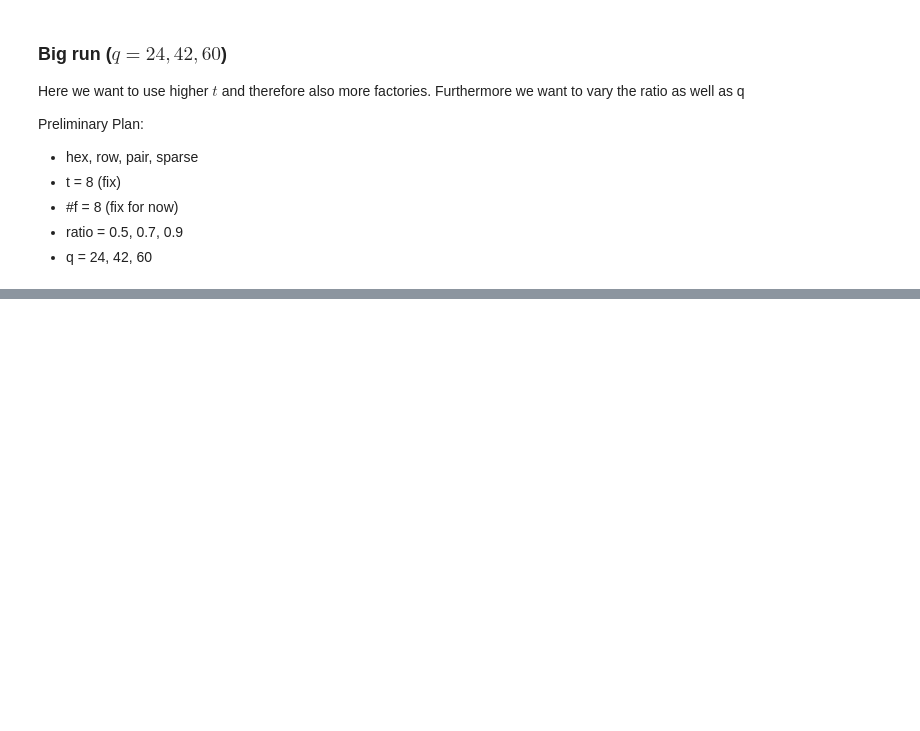
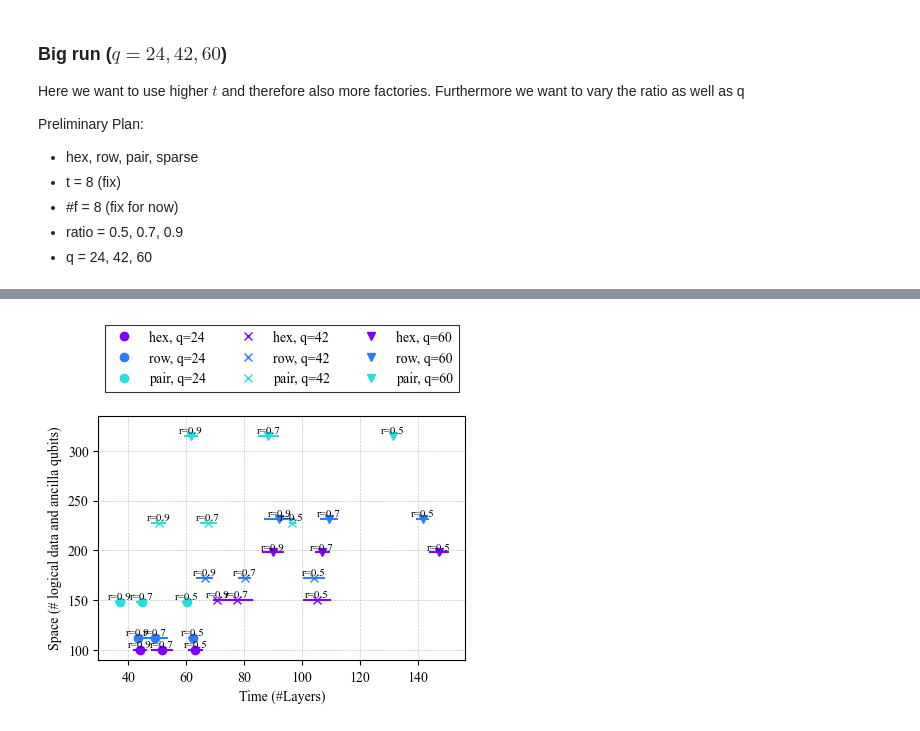
Before and after one commit to LSHerzog/mqt-qecc, a Jupyter notebook: src/mqt/qecc/co3/plots/space_time_plots.ipynb, the cells around one changed output, grey strips where cells are left out. Drawn from its saved outputs; the diff is of its cells as text; code cells hidden in the pictures; blank space fills up the shorter version.

```diff
--- a/src/mqt/qecc/co3/plots/space_time_plots.ipynb
+++ b/src/mqt/qecc/co3/plots/space_time_plots.ipynb
@@ -282,0 +333,16 @@ co.plots.plot_space_time(instances, hc_params, res_lst)
+# %%
+import matplotlib.pyplot as plt
+import numpy as np
+
+import mqt.qecc.co3 as co
+
+plt.rcParams["font.family"] = "Times New Roman"
+
+import pickle
+from pathlib import Path
+# %%
+# from server results: /home/herzog/color_code_compilation/mqt-qecc/src/mqt/qecc/co3/plots/space_time_plots_big.py
+path = "./results/test_250221_q24_42_60_8restarts"
+
+with Path(path).open("rb") as f:
+    res_lst = pickle.load(f)
@@ -282,0 +380,7 @@ co.plots.plot_space_time(instances, hc_params, res_lst)
+# %%
+instances = res_lst[0]["instances"]
+hc_params = res_lst[0]["hc_params"]
+size = (4.5,4.5)
+co.plots.plot_space_time(instances, hc_params, res_lst, size=size)
+# %% [output]
+[figure, added]
```
Also changed, not shown: parts of 14 cells of this notebook, 2 other files.
